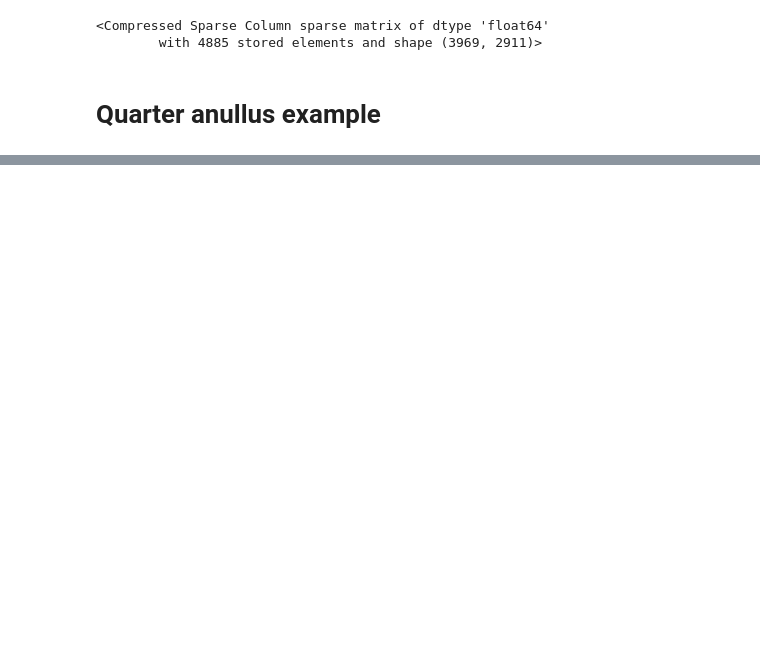
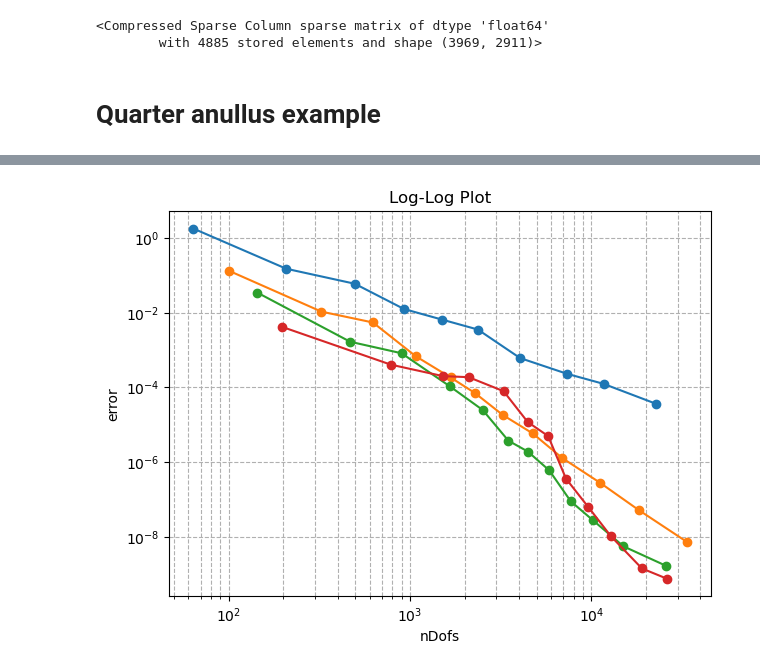
Before and after one commit to c-f-h/pyiga, a Jupyter notebook: notebooks/IETI.ipynb, the cells around one changed output, grey strips where cells are left out. Drawn from its saved outputs; the diff is of its cells as text; code cells hidden in the pictures; blank space fills up the shorter version.

```diff
--- a/notebooks/IETI.ipynb
+++ b/notebooks/IETI.ipynb
@@ -1131,0 +877,4 @@ Basis setup took 0.026732921600341797 seconds
+# %%
+loglog_plot(R[:,np.array([1,7,13,19])],R[:,np.array([5,11,17,23])])
+# %% [output]
+[figure, added]
```
Also changed, not shown: parts of 19 cells of this notebook, 4 other files.
